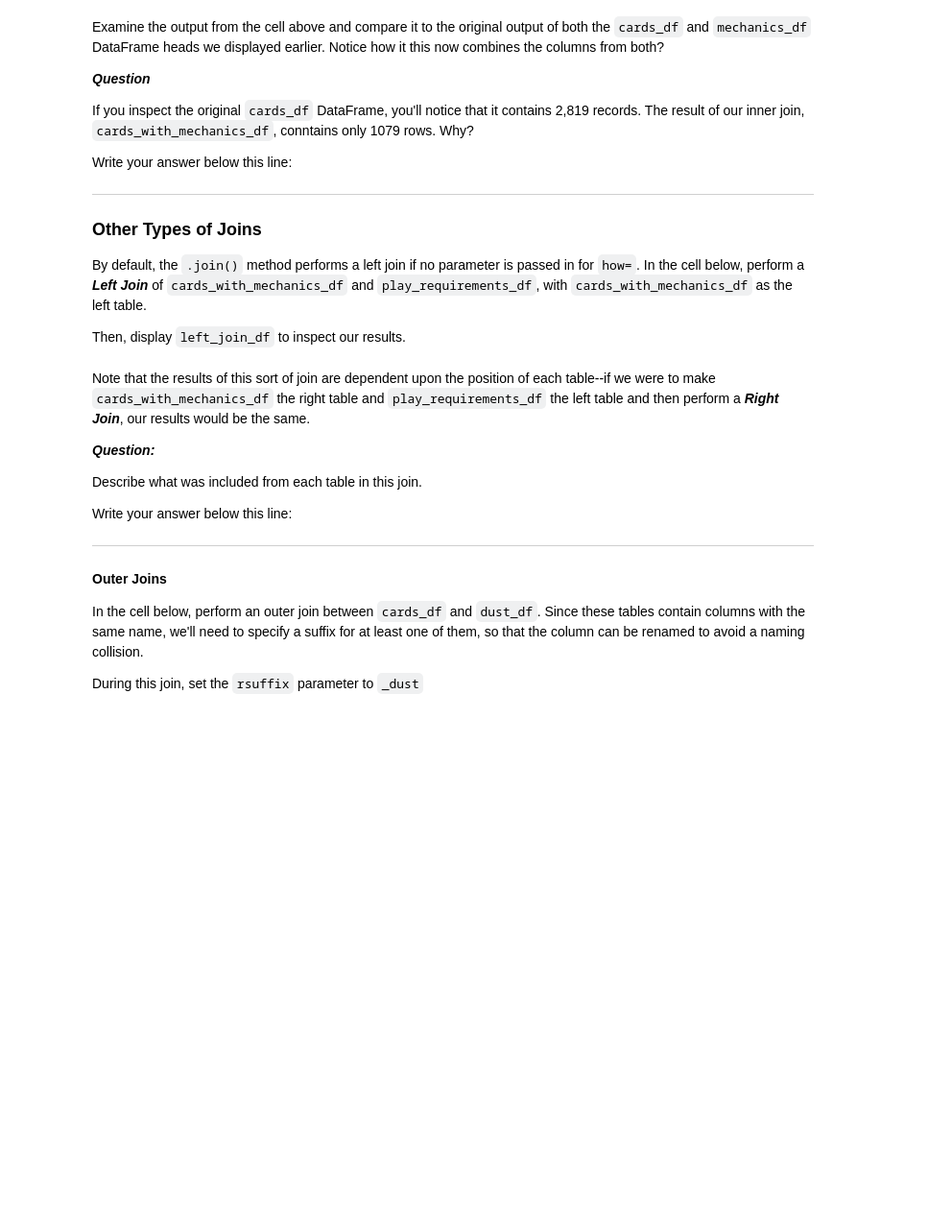
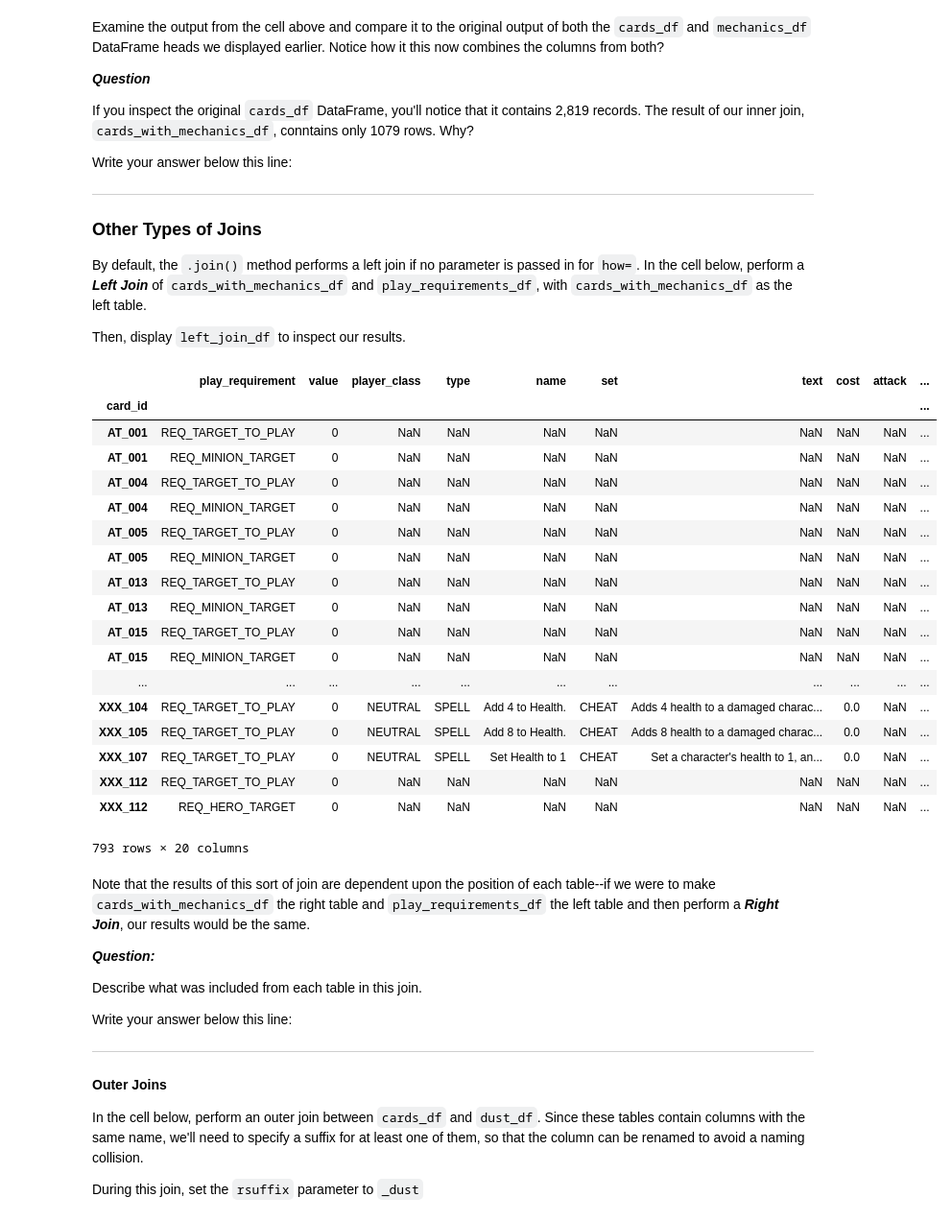
Before and after one commit to AR3441/dsc-0-04-09-combining-dataframes-lab-nyc-ds-career-031119, a Jupyter notebook: index.ipynb, the cells around one changed output. Shown: that part at 96% size. Saved outputs shown, nothing was run; the diff lists cells and outputs as text; code cells hidden in the pictures; blank space fills up the shorter version.

```diff
--- a/index.ipynb
+++ b/index.ipynb
@@ -218,8 +218,28 @@ By default, the `.join()` method performs a left join if no parameter is passed
 
 Then, display `left_join_df` to inspect our results.
 # %%
-left_join_df = play_requirements_df.join(cards_with_mechanics_df, join=)
-left_join_df
+left_join_df = play_requirements_df.join(cards_with_mechanics_df, how = 'left')
+left_join_df.he
+# %% [output]
+|  | play_requirement | value | player_class | type | name | set | text | cost | attack | ... |
+| card_id |  |  |  |  |  |  |  |  |  | ... |
+| AT_001 | REQ_TARGET_TO_PLAY | 0 | NaN | NaN | NaN | NaN | NaN | NaN | NaN | ... |
+| AT_001 | REQ_MINION_TARGET | 0 | NaN | NaN | NaN | NaN | NaN | NaN | NaN | ... |
+| AT_004 | REQ_TARGET_TO_PLAY | 0 | NaN | NaN | NaN | NaN | NaN | NaN | NaN | ... |
+| AT_004 | REQ_MINION_TARGET | 0 | NaN | NaN | NaN | NaN | NaN | NaN | NaN | ... |
+| AT_005 | REQ_TARGET_TO_PLAY | 0 | NaN | NaN | NaN | NaN | NaN | NaN | NaN | ... |
+| AT_005 | REQ_MINION_TARGET | 0 | NaN | NaN | NaN | NaN | NaN | NaN | NaN | ... |
+| AT_013 | REQ_TARGET_TO_PLAY | 0 | NaN | NaN | NaN | NaN | NaN | NaN | NaN | ... |
+| AT_013 | REQ_MINION_TARGET | 0 | NaN | NaN | NaN | NaN | NaN | NaN | NaN | ... |
+| AT_015 | REQ_TARGET_TO_PLAY | 0 | NaN | NaN | NaN | NaN | NaN | NaN | NaN | ... |
+| AT_015 | REQ_MINION_TARGET | 0 | NaN | NaN | NaN | NaN | NaN | NaN | NaN | ... |
+| ... | ... | ... | ... | ... | ... | ... | ... | ... | ... | ... |
+| XXX_104 | REQ_TARGET_TO_PLAY | 0 | NEUTRAL | SPELL | Add 4 to Health. | CHEAT | Adds 4 health to a damaged charac... | 0.0 | NaN | ... |
+| XXX_105 | REQ_TARGET_TO_PLAY | 0 | NEUTRAL | SPELL | Add 8 to Health. | CHEAT | Adds 8 health to a damaged charac... | 0.0 | NaN | ... |
+| XXX_107 | REQ_TARGET_TO_PLAY | 0 | NEUTRAL | SPELL | Set Health to 1 | CHEAT | Set a character's health to 1, an... | 0.0 | NaN | ... |
+| XXX_112 | REQ_TARGET_TO_PLAY | 0 | NaN | NaN | NaN | NaN | NaN | NaN | NaN | ... |
+| XXX_112 | REQ_HERO_TARGET | 0 | NaN | NaN | NaN | NaN | NaN | NaN | NaN | ... |
+793 rows × 20 columns
 # %% [markdown]
 Note that the results of this sort of join are dependent upon the position of each table--if we were to make `cards_with_mechanics_df` the right table and `play_requirements_df` the left table and then perform a **_Right Join_**, our results would be the same.
 
```
